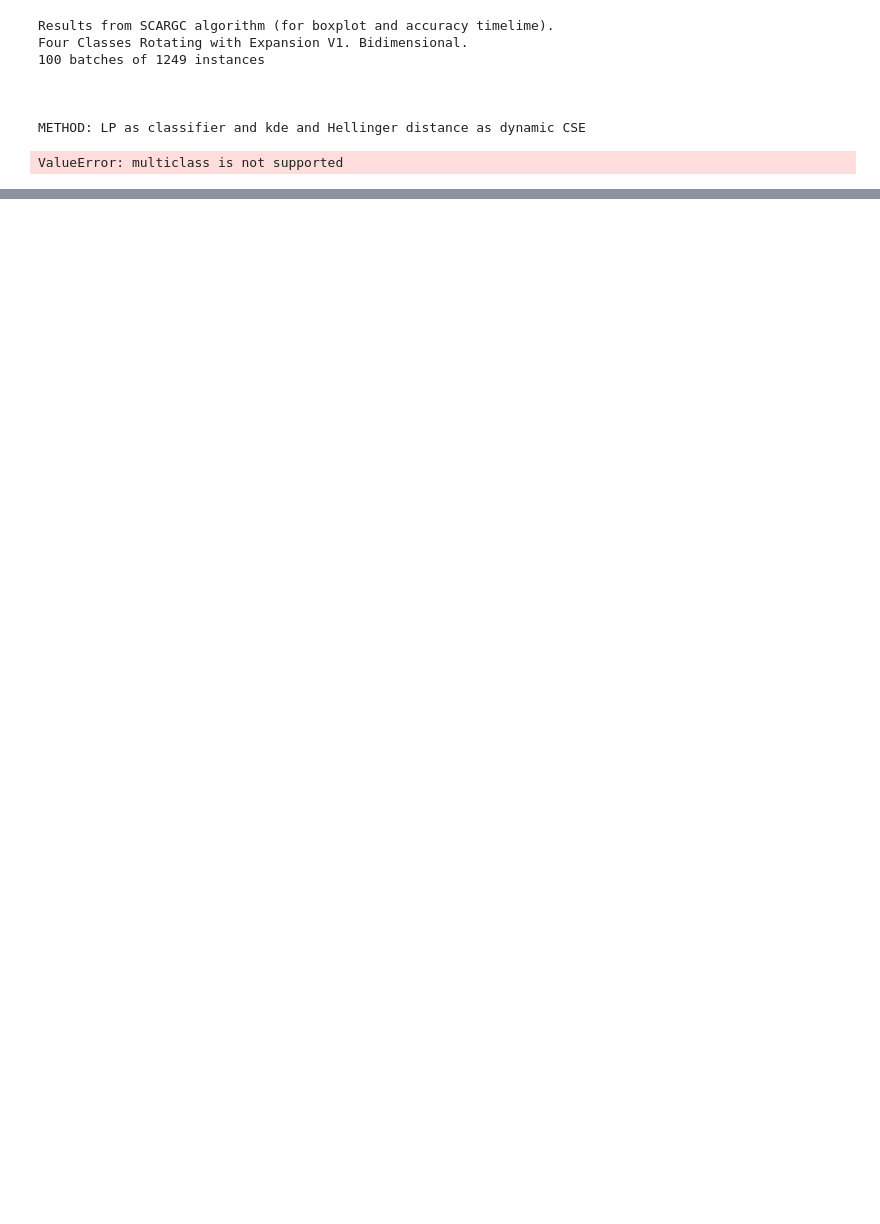
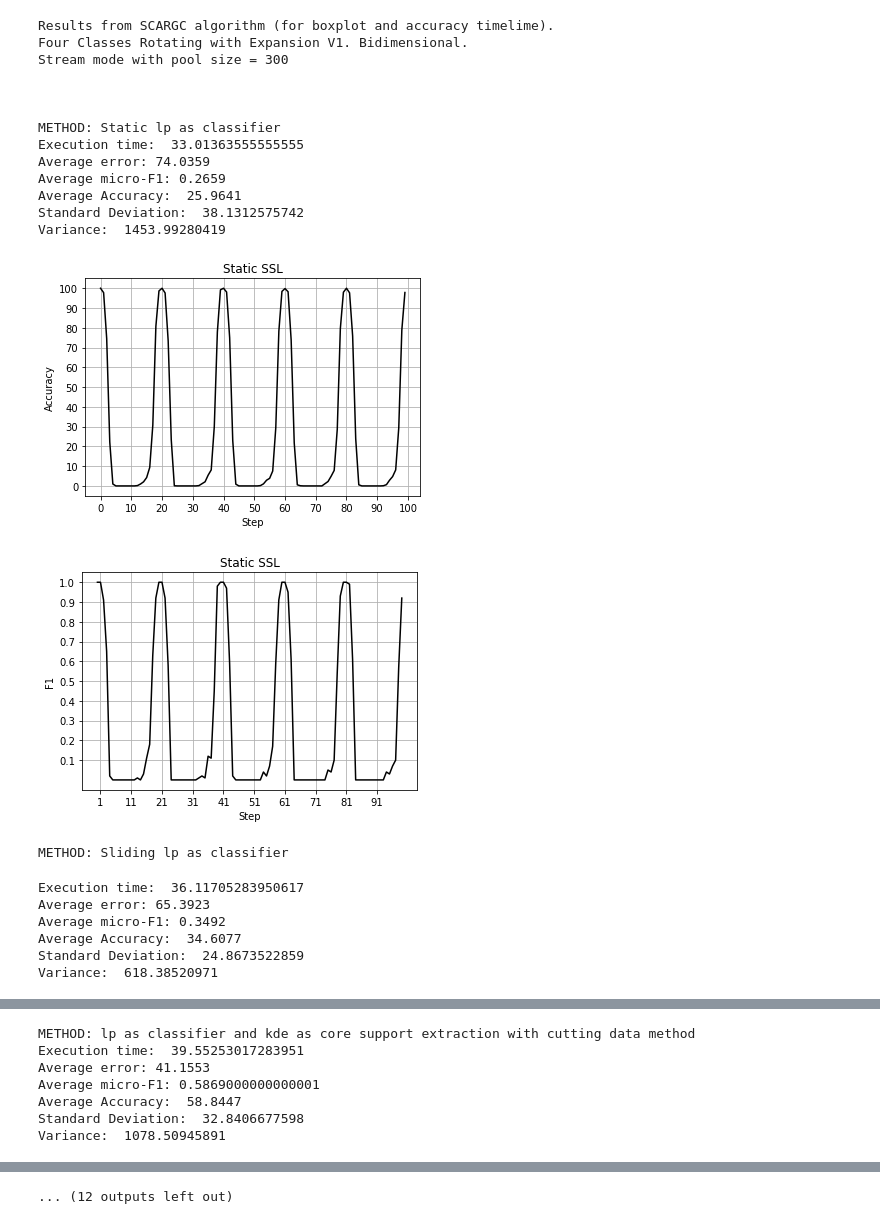
Before and after one commit to raulsenaferreira/Systems-Engineering, a Jupyter notebook: Dissertation/experiments/Datasets benchmarking/sinthetic/STREAM_MODE/Four_Classes_Rotating_with_Expansion_2D_V1-STREAM.ipynb, the cells around one changed output, grey strips where cells are left out. Saved outputs shown, nothing was run; the diff lists cells and outputs as text; code cells hidden in the pictures; blank space fills up the shorter version.

```diff
--- a/Dissertation/experiments/Datasets benchmarking/sinthetic/STREAM_MODE/Four_Classes_Rotating_with_Expansion_2D_V1-STREAM.ipynb
+++ b/Dissertation/experiments/Datasets benchmarking/sinthetic/STREAM_MODE/Four_Classes_Rotating_with_Expansion_2D_V1-STREAM.ipynb
@@ -6,12 +6,14 @@ os.chdir(Path(os.getcwd()).resolve().parents[3])
 
 import setup
 from methods import runExperiments
-from methods import static_labelpropagation
+from methods import static_classifier
 from methods import amanda_dynamic
 from methods import amanda_fixed
 from methods import incremental_LN
 from methods import deslizante_LN
 from methods import scargc_1NN
+import numpy as np
+
 
 
 class Experiment():
@@ -21,6 +23,33 @@ class Experiment():
         self.densityFunction=densityFunction
         self.excludingPercentage = excludingPercentage
         self.K_variation = K
+
+
+def accSCARGC(path, sep, key, steps):
+    resultsSCARGC_1, resultsSCARGC_2 = setup.loadSCARGCBoxplotResults(path, sep)
+    results = resultsSCARGC_1[key]
+    res = [ results[i::steps] for i in range(steps) ]
+    arrAcc = []
+    for i in range(steps):
+        arrAcc.append(sum(res[i])/len(res[i])*100)
+    return arrAcc, results
+
+
+#only for binary classification
+def labelSCARGC(resultsSCARGC, true_labels):
+    predictions = []
+    true_labels = np.array(true_labels)
+    true_labels = true_labels.flatten()
+    #print(true_labels)
+    for i in range(len(true_labels)):
+        if resultsSCARGC[i] == 1:
+            predictions.append(true_labels[i])
+        else:
+            if true_labels[i] == 0:
+                predictions.append(1)
+            else:
+                predictions.append(0)
+    return predictions
 
 
 def main():
@@ -40,45 +69,64 @@ def main():
     isBatchMode = False # False = Stream
     isBinaryClassification = False
     isImbalanced = False
-    externalResults = {}
+    externalResults = []
 
     # Load dataset
     dataValues, dataLabels, description = setup.load4CRE_V1(path, sep)
 
     # Only 5% of initial labeled data - Extreme verification latency scenario
     labeledData = 50 #int(0.05*len(dataLabels))
 
     # Static SSL
-    experiments[0] = Experiment(static_labelpropagation, 6, clfName=sslClassifier)
+    experiments[0] = Experiment(static_classifier, 4, clfName=sslClassifier)
 
     # Sliding SSL
-    experiments[1] = Experiment(deslizante_LN, 6, clfName=sslClassifier)
+    experiments[1] = Experiment(deslizante_LN, 4, clfName=sslClassifier)
 
     # Incremental SSL
-    experiments[2] = Experiment(incremental_LN, 6, clfName=sslClassifier)
+    #experiments[2] = Experiment(incremental_LN, 5, clfName=sslClassifier)
 
     # Proposed Method 1 (AMANDA - Fixed core extraction percentage)
-    experiments[3] = Experiment(amanda_fixed, 6, 0.7, "kde", sslClassifier)
+    experiments[3] = Experiment(amanda_fixed, 4, 0.85, "kde", sslClassifier)
 
     # Proposed method 2 (AMANDA - Dynamic core extraction percentage)
-    experiments[4] = Experiment(amanda_dynamic, 6, None, "kde", sslClassifier)
+    experiments[4] = Experiment(amanda_dynamic, 8, None, "kde", sslClassifier)
 
     # SCARGC 1NN (Python version)
-    experiments[5] = Experiment(scargc_1NN, 5)
+    #experiments[5] = Experiment(scargc_1NN, 5)
+    arrAccSCARGC, predictionsSCARGC = accSCARGC(path, sep, '4CRE-V1', steps)
+    #predictionsSCARGC = labelSCARGC(predictionsSCARGC, dataLabels[labeledData:])
+    arrPredictionsSCARGC = [ predictionsSCARGC[i::steps] for i in range(steps) ]
+    externalResults.append({"name":"SCARGC", "predictions":arrPredictionsSCARGC, "accuracies":arrAccSCARGC, "time":114.2948})
 
     # Run experiments
     runExperiments.run(dataValues, dataLabels, description, isBinaryClassification, isImbalanced,
                        experiments, steps, labeledData, isBatchMode, poolSize, externalResults)
 
 
+
 if __name__ == "__main__":
     main()
 # %% [output]
 Results from SCARGC algorithm (for boxplot and accuracy timelime).
 Four Classes Rotating with Expansion V1. Bidimensional.
-100 batches of 1249 instances
+Stream mode with pool size = 300
 
 
 
-METHOD: LP as classifier and kde and Hellinger distance as dynamic CSE
+METHOD: Static lp as classifier
+Execution time:  33.01363555555555
+Average error: 74.0359
+Average micro-F1: 0.2659
+Average Accuracy:  25.9641
+Standard Deviation:  38.1312575742
+Variance:  1453.99280419
+[figure, added]
+[figure, added]
-ValueError: multiclass is not supported
+METHOD: Sliding lp as classifier
+Execution time:  36.11705283950617
+Average error: 65.3923
+Average micro-F1: 0.3492
+Average Accuracy:  34.6077
+Standard Deviation:  24.8673522859
+Variance:  618.38520971
@@ -84,0 +135,7 @@ ValueError: multiclass is not supported
+METHOD: lp as classifier and kde as core support extraction with cutting data method
+Execution time:  39.55253017283951
+Average error: 41.1553
+Average micro-F1: 0.5869000000000001
+Average Accuracy:  58.8447
+Standard Deviation:  32.8406677598
+Variance:  1078.50945891
@@ -84,0 +152 @@ ValueError: multiclass is not supported
+... (12 outputs left out)
```
Also changed, not shown: parts of 1 cell of this notebook, 26 other files.
